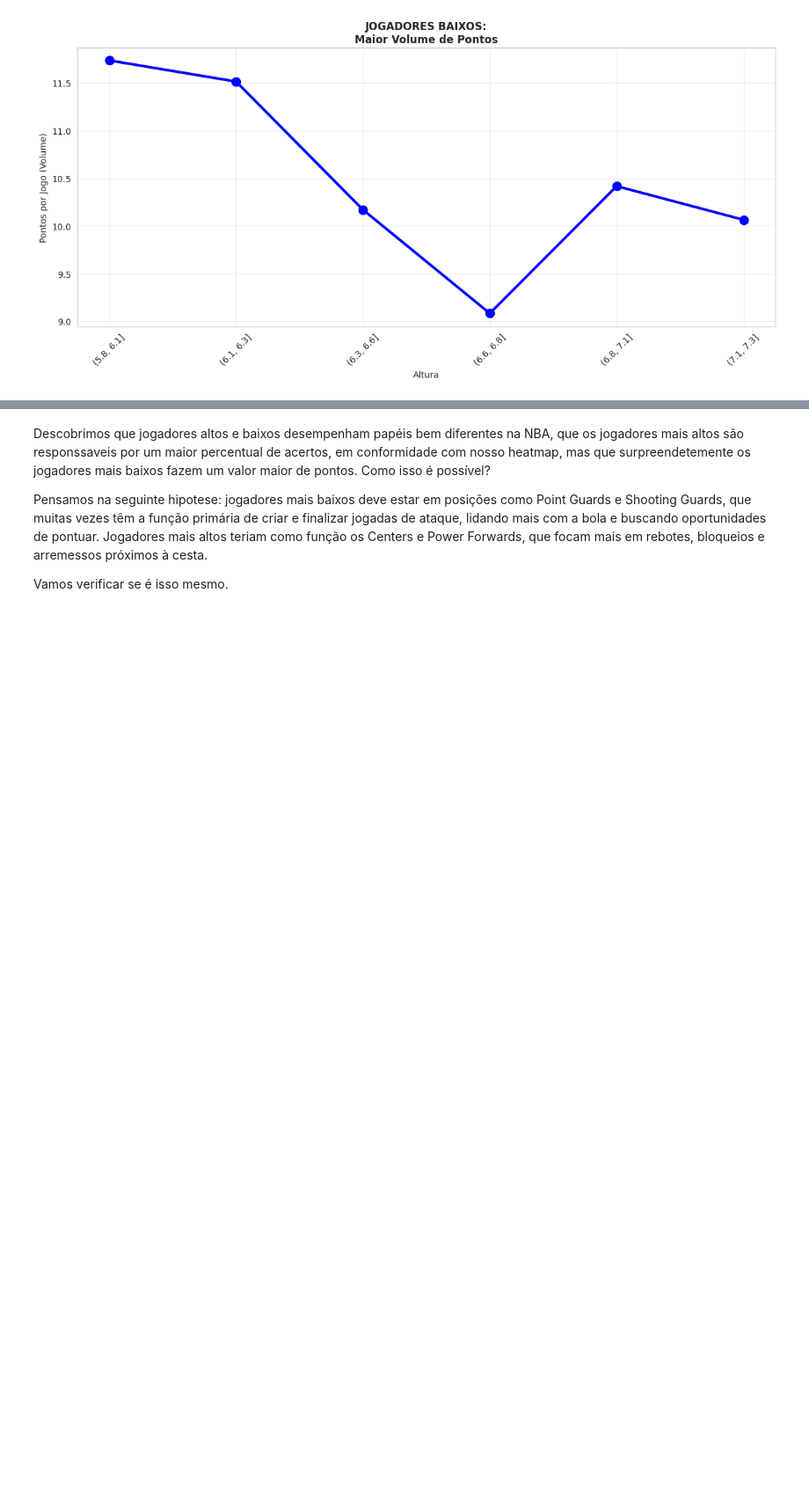
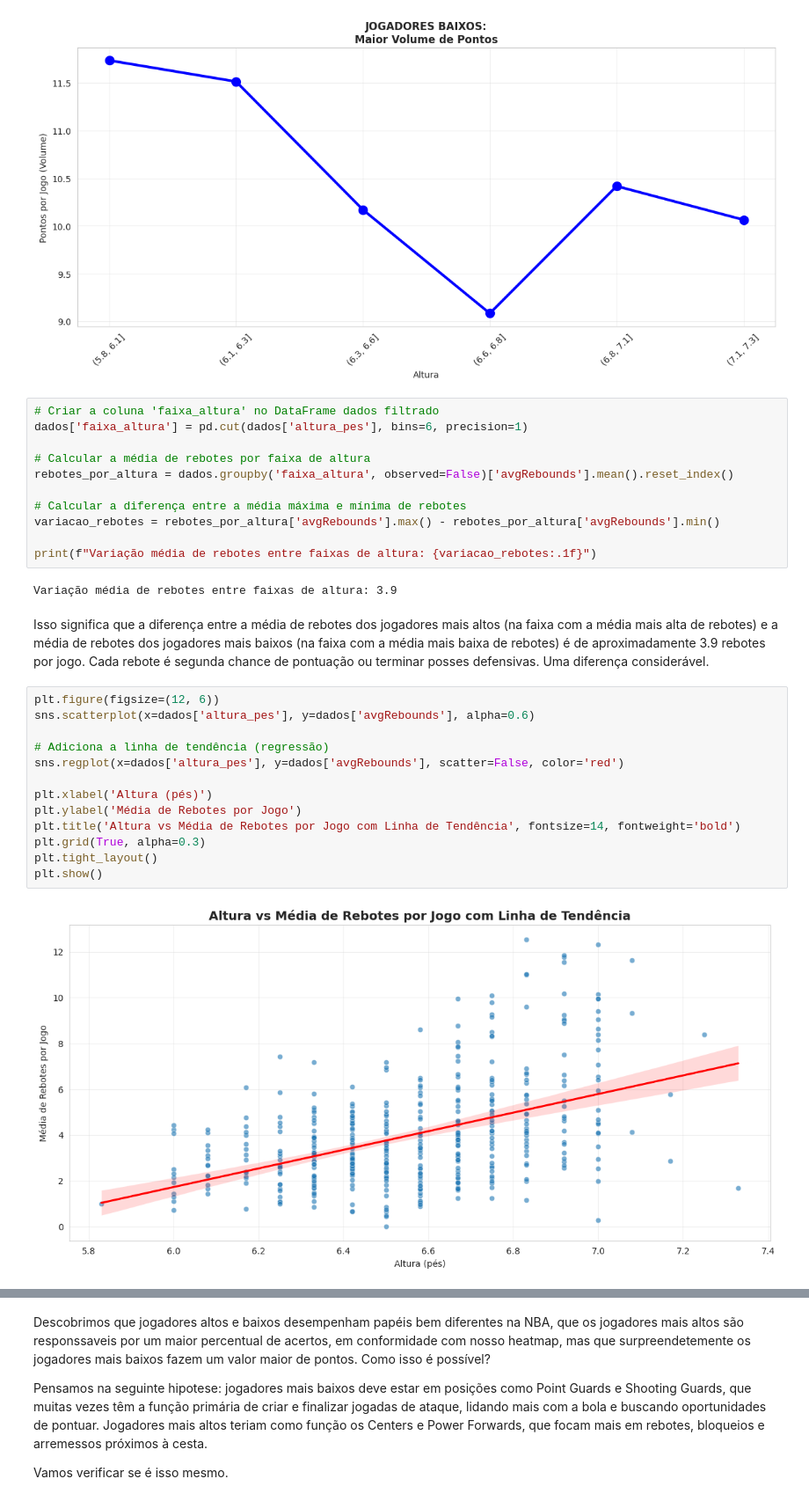
Before and after one commit to nise1301/NBA_stats, a Jupyter notebook: NBA_EDA.ipynb, the cells around one changed output, grey strips where cells are left out. Shown at 88% size. Drawn from its saved outputs; the diff is of its cells as text; blank space fills up the shorter version.

```diff
--- a/NBA_EDA.ipynb
+++ b/NBA_EDA.ipynb
@@ -412,6 +417,36 @@ plt.tight_layout()
 plt.show()
 # %% [output]
 [figure]
+# %%
+# Criar a coluna 'faixa_altura' no DataFrame dados filtrado
+dados['faixa_altura'] = pd.cut(dados['altura_pes'], bins=6, precision=1)
+
+# Calcular a média de rebotes por faixa de altura
+rebotes_por_altura = dados.groupby('faixa_altura', observed=False)['avgRebounds'].mean().reset_index()
+
+# Calcular a diferença entre a média máxima e mínima de rebotes
+variacao_rebotes = rebotes_por_altura['avgRebounds'].max() - rebotes_por_altura['avgRebounds'].min()
+
+print(f"Variação média de rebotes entre faixas de altura: {variacao_rebotes:.1f}")
+# %% [output]
+Variação média de rebotes entre faixas de altura: 3.9
+# %% [markdown]
+Isso significa que a diferença entre a média de rebotes dos jogadores mais altos (na faixa com a média mais alta de rebotes) e a média de rebotes dos jogadores mais baixos (na faixa com a média mais baixa de rebotes) é de aproximadamente 3.9 rebotes por jogo. Cada rebote é segunda chance de pontuação ou terminar posses defensivas. Uma diferença considerável.
+# %%
+plt.figure(figsize=(12, 6))
+sns.scatterplot(x=dados['altura_pes'], y=dados['avgRebounds'], alpha=0.6)
+
+# Adiciona a linha de tendência (regressão)
+sns.regplot(x=dados['altura_pes'], y=dados['avgRebounds'], scatter=False, color='red')
+
+plt.xlabel('Altura (pés)')
+plt.ylabel('Média de Rebotes por Jogo')
+plt.title('Altura vs Média de Rebotes por Jogo com Linha de Tendência', fontsize=14, fontweight='bold')
+plt.grid(True, alpha=0.3)
+plt.tight_layout()
+plt.show()
+# %% [output]
+[figure, added]
 # %%
 print("=" * 38)
 print(f"Eficiência: +{eficiencia.max() - eficiencia.min():.1f}% (altos > baixos)")
```
Also changed, not shown: parts of 8 cells of this notebook.
